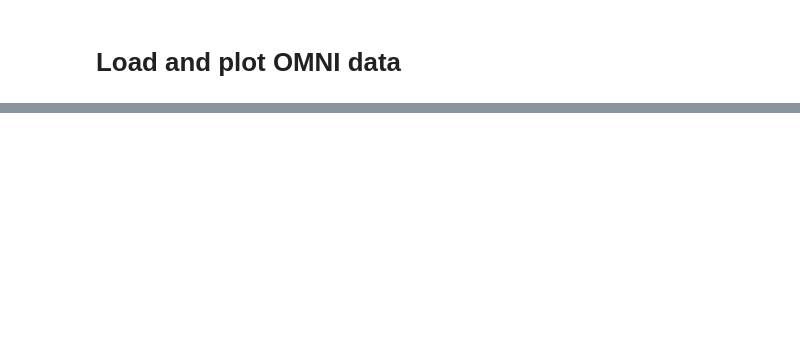
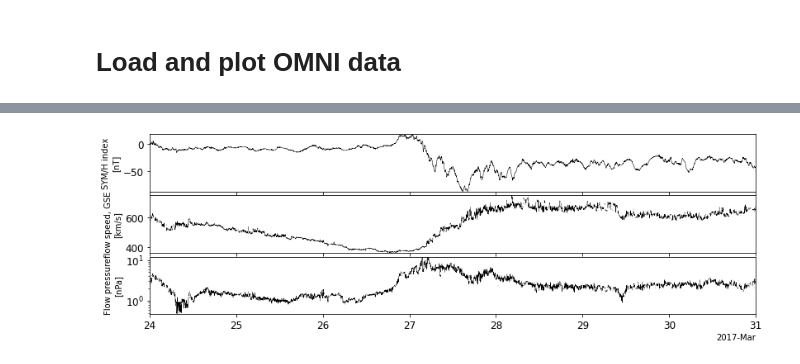
Before and after one commit to ergsc-devel/arase_example, a Jupyter notebook: basic/OMNI_data_examples.ipynb, the cells around one changed output, grey strips where cells are left out. Saved outputs shown, nothing was run; the diff lists cells and outputs as text; code cells hidden in the pictures; blank space fills up the shorter version.

```diff
--- a/basic/OMNI_data_examples.ipynb
+++ b/basic/OMNI_data_examples.ipynb
@@ -30,0 +55,5 @@ Time clip was applied to: ASY_H
+# %%
+pytplot.options('Pressure', 'ylog', True )
+tplot( ['SYM_H','flow_speed', 'Pressure'], xsize=12, ysize=4 )
+# %% [output]
+[figure, added]
```
Also changed, not shown: parts of 6 cells of this notebook.
